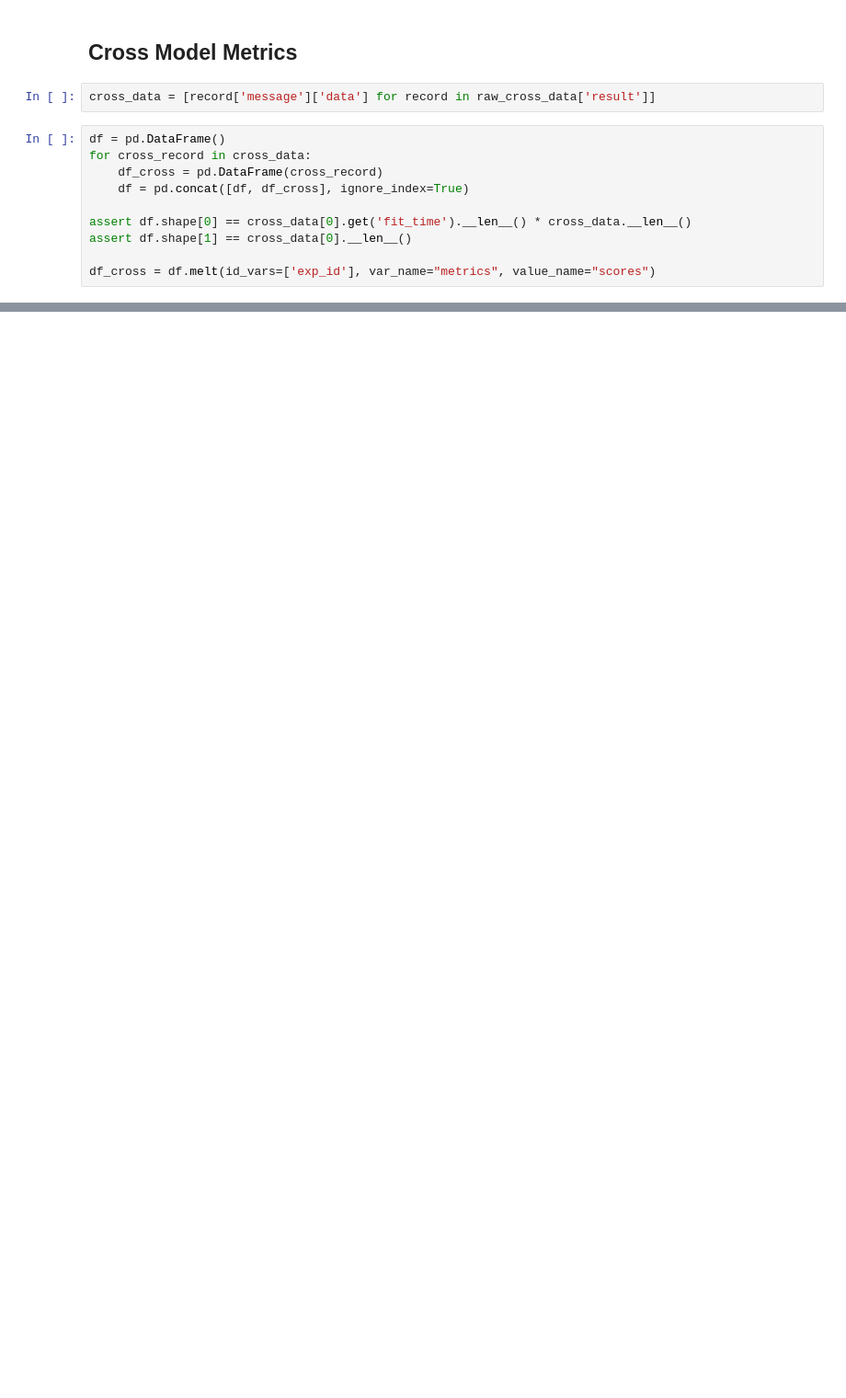
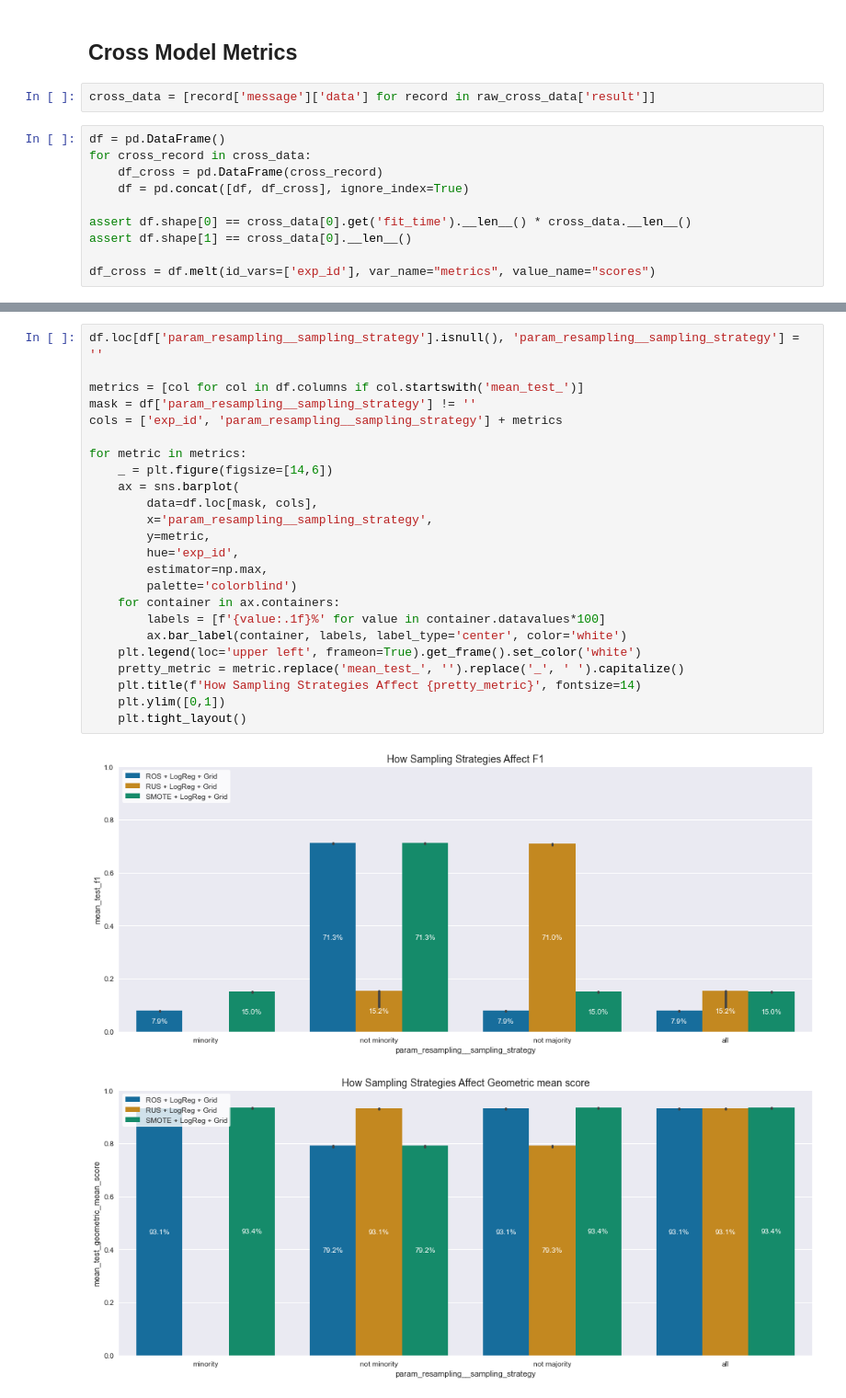
Before and after one commit to gerardovitale/fraud-detection, a Jupyter notebook: notebooks/src/explore_visualizations.ipynb, the cells around one changed output, grey strips where cells are left out. Shown at 92% size. Drawn from its saved outputs; the diff is of its cells as text; blank space fills up the shorter version.

```diff
--- a/notebooks/src/explore_visualizations.ipynb
+++ b/notebooks/src/explore_visualizations.ipynb
@@ -232,0 +292,27 @@ plt.tight_layout()
+# %%
+df.loc[df['param_resampling__sampling_strategy'].isnull(), 'param_resampling__sampling_strategy'] = ''
+
+metrics = [col for col in df.columns if col.startswith('mean_test_')]
+mask = df['param_resampling__sampling_strategy'] != ''
+cols = ['exp_id', 'param_resampling__sampling_strategy'] + metrics
+
+for metric in metrics:
+    _ = plt.figure(figsize=[14,6])
+    ax = sns.barplot(
+        data=df.loc[mask, cols],
+        x='param_resampling__sampling_strategy',
+        y=metric,
+        hue='exp_id',
+        estimator=np.max,
+        palette='colorblind')
+    for container in ax.containers:
+        labels = [f'{value:.1f}%' for value in container.datavalues*100]
+        ax.bar_label(container, labels, label_type='center', color='white')
+    plt.legend(loc='upper left', frameon=True).get_frame().set_color('white')
+    pretty_metric = metric.replace('mean_test_', '').replace('_', ' ').capitalize()
+    plt.title(f'How Sampling Strategies Affect {pretty_metric}', fontsize=14)
+    plt.ylim([0,1])
+    plt.tight_layout()
+# %% [output]
+[figure, added]
+[figure, added]
```
Also changed, not shown: parts of 12 cells of this notebook.
